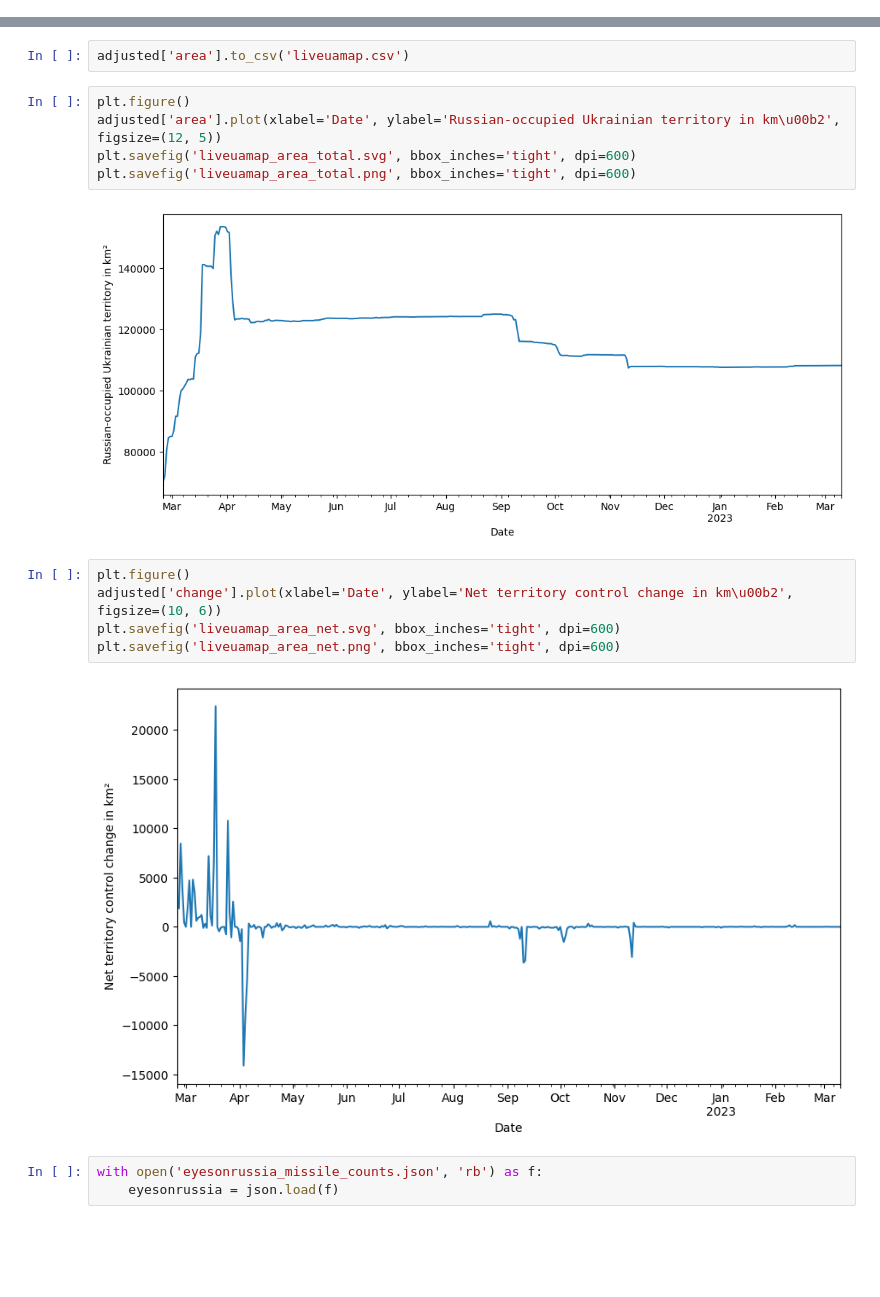
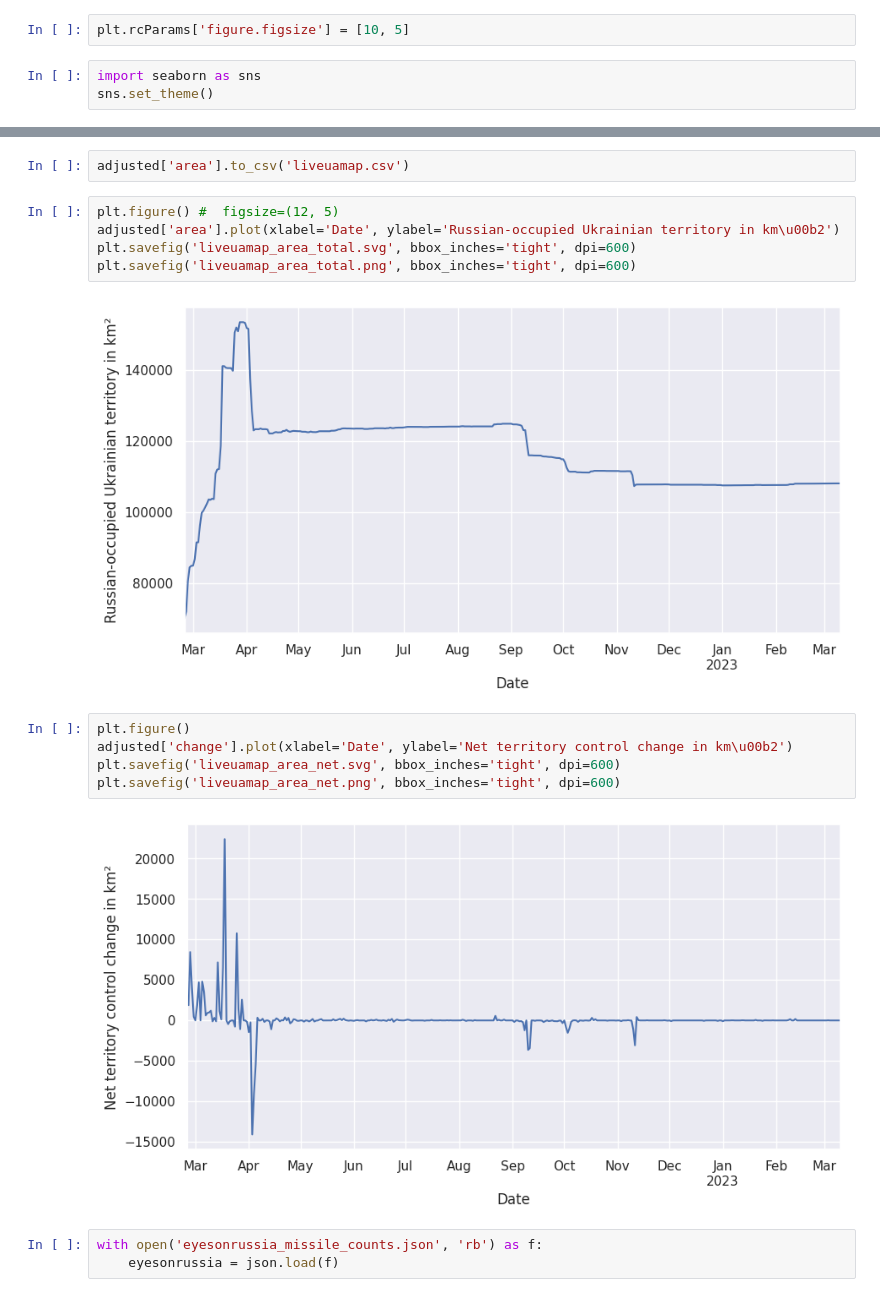
Before and after one commit to conflict-investigations/liveuamap-analysis, a Jupyter notebook: liveuamap_territory.ipynb, the cells around one changed output, grey strips where cells are left out. Cells and saved outputs as stored; diff of their text form; blank space fills up the shorter version.

Commit message:
Update ipynb, new themes

```diff
--- a/liveuamap_territory.ipynb
+++ b/liveuamap_territory.ipynb
@@ -9,6 +9,11 @@ from datetime import datetime
 from multiprocessing.pool import ThreadPool
 from shapely.geometry import Polygon, MultiPolygon, shape
 from shapely import GEOSException
+# %%
+plt.rcParams['figure.figsize'] = [10, 5]
+# %%
+import seaborn as sns
+sns.set_theme()
 # %%
 PARALLEL_PROCESSES = 16
 # %%
@@ -214,19 +216,19 @@ adjusted['area'].to_json('liveuamap.json')
 # %%
 adjusted['area'].to_csv('liveuamap.csv')
 # %%
-plt.figure()
-adjusted['area'].plot(xlabel='Date', ylabel='Russian-occupied Ukrainian territory in km\u00b2', figsize=(12, 5))
+plt.figure() #  figsize=(12, 5)
+adjusted['area'].plot(xlabel='Date', ylabel='Russian-occupied Ukrainian territory in km\u00b2')
 plt.savefig('liveuamap_area_total.svg', bbox_inches='tight', dpi=600)
 plt.savefig('liveuamap_area_total.png', bbox_inches='tight', dpi=600)
 # %% [output]
-[figure, old version]
+[figure, new version]
 # %%
 plt.figure()
-adjusted['change'].plot(xlabel='Date', ylabel='Net territory control change in km\u00b2', figsize=(10, 6))
+adjusted['change'].plot(xlabel='Date', ylabel='Net territory control change in km\u00b2')
 plt.savefig('liveuamap_area_net.svg', bbox_inches='tight', dpi=600)
 plt.savefig('liveuamap_area_net.png', bbox_inches='tight', dpi=600)
 # %% [output]
-[figure, old version]
+[figure, new version]
 # %%
 with open('eyesonrussia_missile_counts.json', 'rb') as f:
     eyesonrussia = json.load(f)
```
Also changed, not shown: parts of 9 cells of this notebook.
